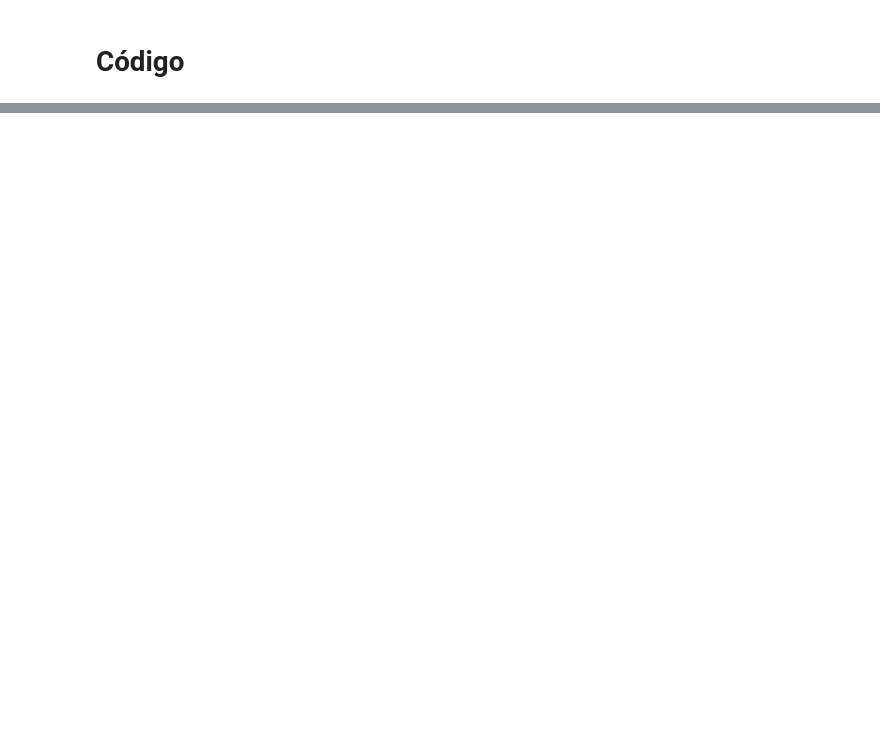
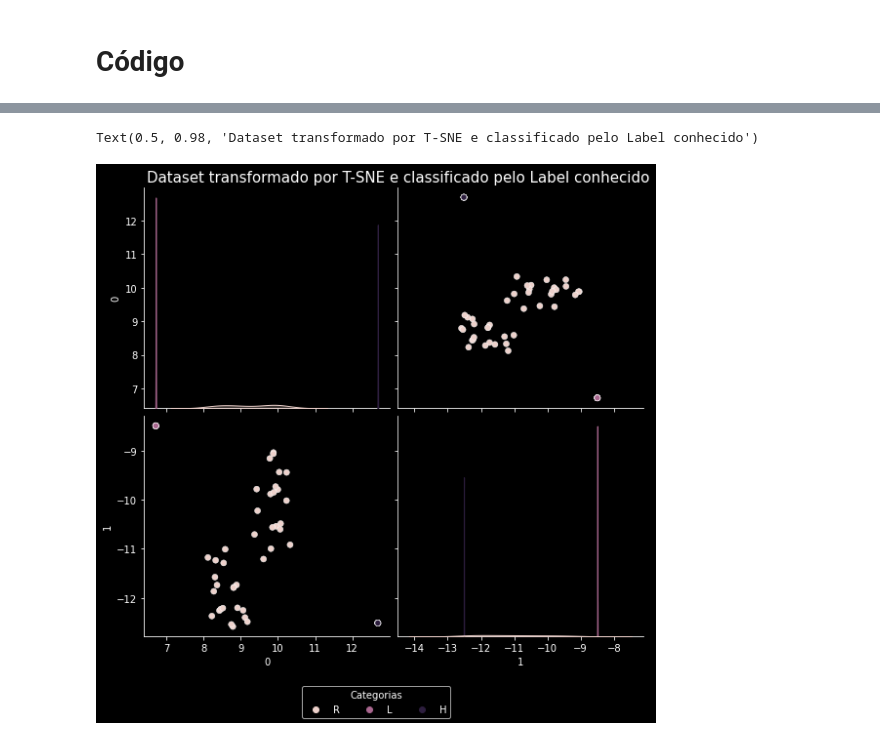
Before and after one commit to fefilizzola/HIML_TrabalhoFinal, a Jupyter notebook: trabalho_final_revGFS.ipynb, the cells around one changed output, grey strips where cells are left out. Saved outputs shown, nothing was run; the diff lists cells and outputs as text; code cells hidden in the pictures; blank space fills up the shorter version.

```diff
--- a/trabalho_final_revGFS.ipynb
+++ b/trabalho_final_revGFS.ipynb
@@ -52,25 +34,0 @@ for i in range(na+1,209916):
-# %%
-sensor_scheme=np.random.randint(1,2)
-case_num = np.random.randint(1,20)
-
-string="white_noise_"+str(case_num)+".lvm"
-d_2=read(join(getcwd(),f'Case_{case_scheme[0]}_(+25)/Case_{case_scheme[0]}_(+25)_{sensor_scheme}/',string))
-d_2[0]['Channel names'].pop()
-df_2=pd.DataFrame(d_2[0]['data'],columns=d[0]['Channel names'])
-
-sensor_scheme=np.random.randint(1,2)
-case_num = np.random.randint(1,5)
-
-string="white_noise_"+str(case_num)+".lvm"
-d_3=read(join(getcwd(),f'Case_{case_scheme[1]}_(+25)/Case_{case_scheme[1]}_(+25)_{sensor_scheme}/',string))
-d_3[0]['Channel names'].pop()
-df_3=pd.DataFrame(d_3[0]['data'],columns=d[0]['Channel names'])
-
-
-sensor_scheme=np.random.randint(1,2)
-case_num = np.random.randint(1,5)
-
-string="white_noise_"+str(case_num)+".lvm"
-d_4=read(join(getcwd(),f'Case_{case_scheme[2]}_(+25)/Case_{case_scheme[2]}_(+25)_{sensor_scheme}/',string))
-d_4[0]['Channel names'].pop()
-df_4=pd.DataFrame(d_3[0]['data'],columns=d[0]['Channel names'])
@@ -223,10 +121,13 @@ sns.boxplot(data = df_melted[df_melted['variable']<=10],x='variable',y='value',h
 # %%
-df_TSNE = pd.DataFrame(TSNE(n_components=3, learning_rate='auto', init='random').fit_transform(df_parallel[df_parallel.columns[0:-1]]))
+df_TSNE = pd.DataFrame(TSNE(n_components=2, learning_rate='auto', init='random').fit_transform(df_parallel[df_parallel.columns[0:2]]))
 df_TSNE = pd.concat([df_TSNE,df_parallel['target']],axis=1)
-fig4=sns.pairplot(df_TSNE,hue='target',height=4)
-# fig4._legend.remove()
-# handles = fig4._legend_data.values()
-# labels = case_scheme
-# fig4.fig.legend(handles=handles, labels=labels, loc='lower center', ncol=3,title='Categorias')
-# fig4.fig.subplots_adjust(top=0.95, bottom=0.15)
-# fig4.fig.suptitle('Dataset transformado por T-SNE e classificado pelo Label conhecido',fontsize=15)
+fig5=sns.pairplot(df_TSNE,hue='target',height=4)
+fig5._legend.remove()
+handles = fig5._legend_data.values()
+labels = case_scheme
+fig5.fig.legend(handles=handles, labels=labels, loc='lower center', ncol=3,title='Categorias')
+fig5.fig.subplots_adjust(top=0.95, bottom=0.15)
+fig5.fig.suptitle('Dataset transformado por T-SNE e classificado pelo Label conhecido',fontsize=15)
+# %% [output]
+Text(0.5, 0.98, 'Dataset transformado por T-SNE e classificado pelo Label conhecido')
+[figure, added]
```
Also changed, not shown: parts of 10 cells of this notebook.
